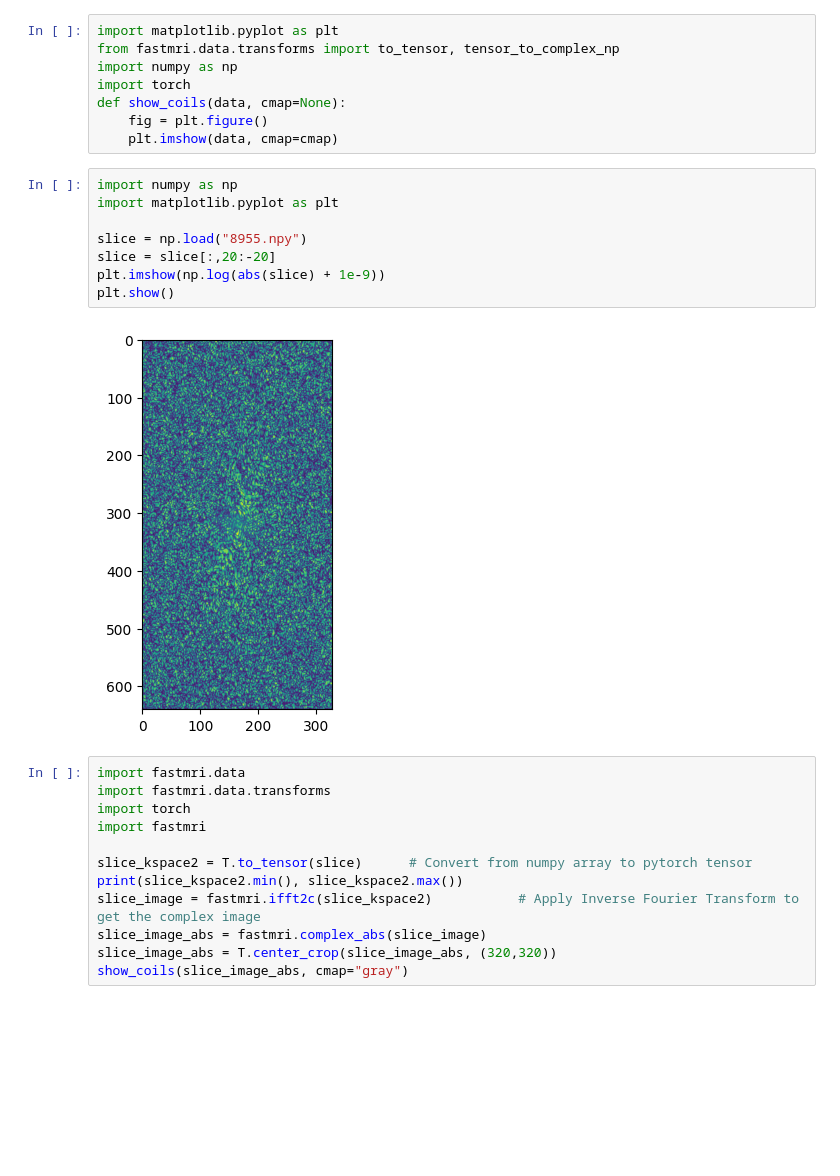
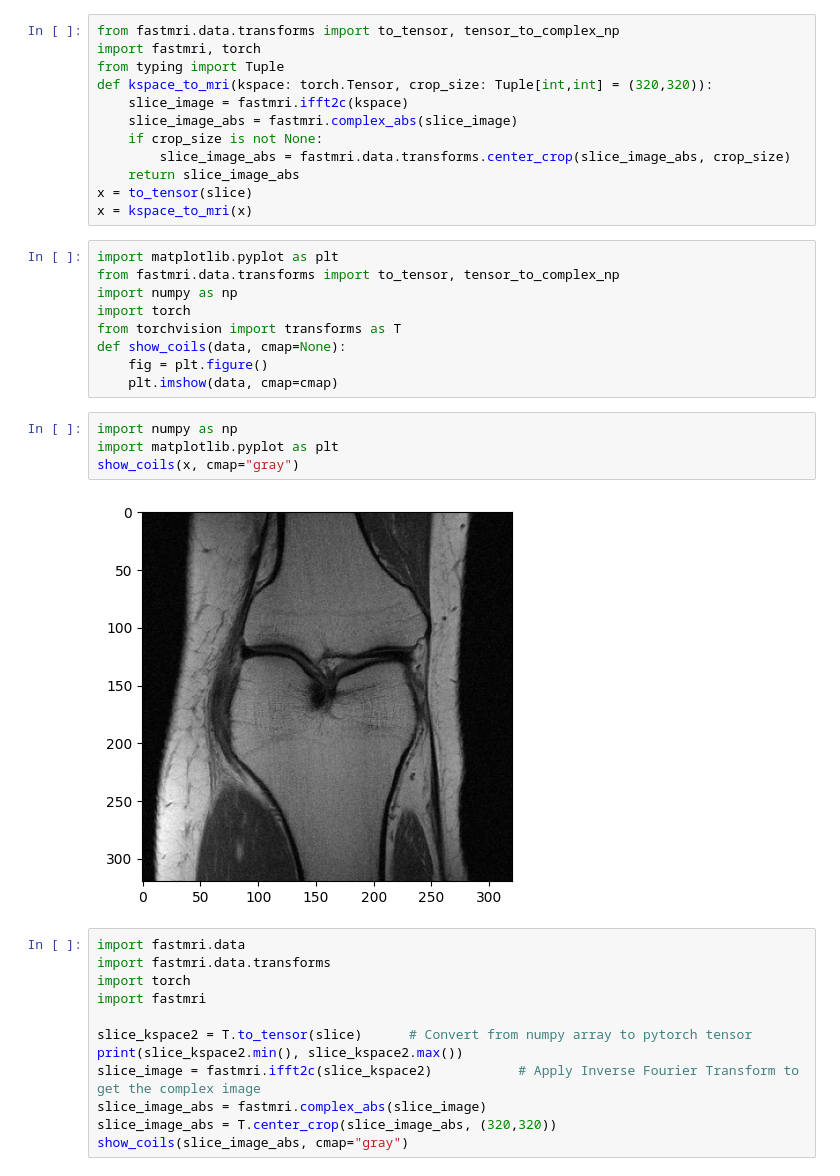
Before and after one commit to sandrosage/kspace-diffusion, a Jupyter notebook: test.ipynb, the cells around one changed output. Drawn from its saved outputs; the diff is of its cells as text; blank space fills up the shorter version.

```diff
--- a/test.ipynb
+++ b/test.ipynb
@@ -7,21 +11,30 @@ slice = hf['kspace'][()][20]
+# %%
+from fastmri.data.transforms import to_tensor, tensor_to_complex_np
+import fastmri, torch
+from typing import Tuple
+def kspace_to_mri(kspace: torch.Tensor, crop_size: Tuple[int,int] = (320,320)):
+    slice_image = fastmri.ifft2c(kspace)
+    slice_image_abs = fastmri.complex_abs(slice_image)
+    if crop_size is not None:
+        slice_image_abs = fastmri.data.transforms.center_crop(slice_image_abs, crop_size)
+    return slice_image_abs
+x = to_tensor(slice)
+x = kspace_to_mri(x)
 # %%
 import matplotlib.pyplot as plt
 from fastmri.data.transforms import to_tensor, tensor_to_complex_np
 import numpy as np
 import torch
+from torchvision import transforms as T
 def show_coils(data, cmap=None):
     fig = plt.figure()
     plt.imshow(data, cmap=cmap)
-# %%
-import numpy as np
-import matplotlib.pyplot as plt
-
-slice = np.load("8955.npy")
-slice = slice[:,20:-20]
-plt.imshow(np.log(abs(slice) + 1e-9))
-plt.show()
-# %% [output]
-[figure, removed]
+# %%
+import numpy as np
+import matplotlib.pyplot as plt
+show_coils(x, cmap="gray")
+# %% [output]
+[figure, added]
 # %%
 import fastmri.data
 import fastmri.data.transforms
```
Also changed, not shown: parts of 1 cell of this notebook, 10 other files.
